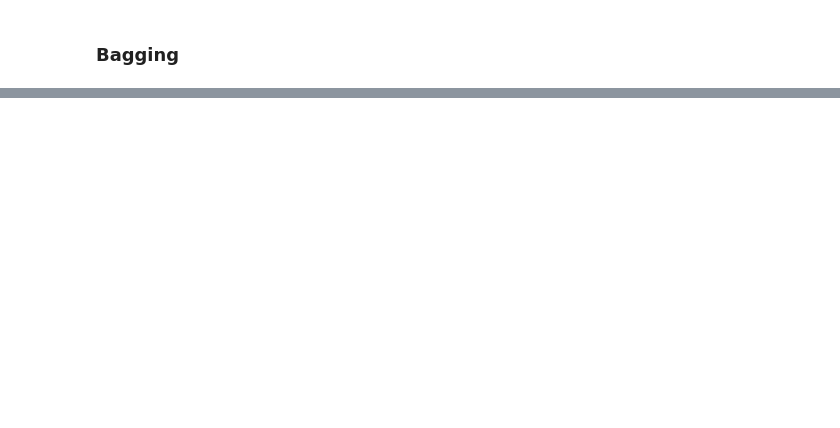
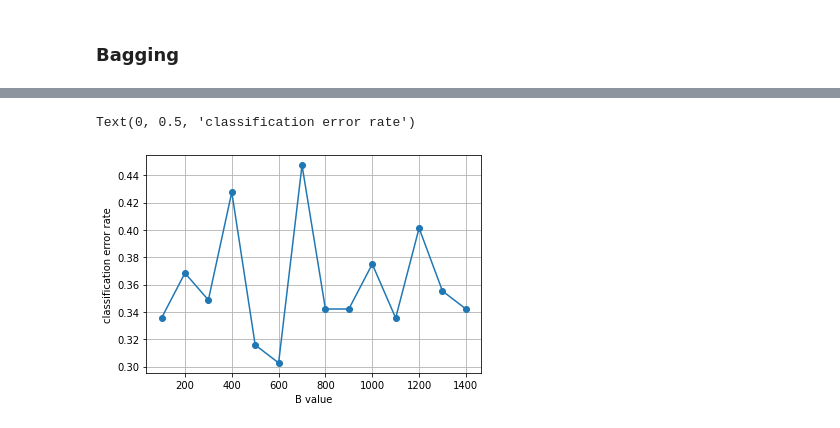
Before and after one commit to TimVrtac/Machine-Learining-Study, a Jupyter notebook: Chapter 8 - Decision trees - class.ipynb, the cells around one changed output, grey strips where cells are left out. Saved outputs shown, nothing was run; the diff lists cells and outputs as text; code cells hidden in the pictures; blank space fills up the shorter version.

```diff
--- a/Chapter 8 - Decision trees - class.ipynb
+++ b/Chapter 8 - Decision trees - class.ipynb
@@ -349,0 +357,2 @@ Error rate: 0.219
+# %%
+my_tree = dtc.DecisionTree(h_df[features][1::2], HD_dummy[1::2], s_div=20, max_leaf_size=10, criterion='Gini')
@@ -349,0 +361,4 @@ Error rate: 0.219
+# %%
+y_pred_rf = my_tree.random_forest_predict(h_df[features][::2])
+ms.confusion_matrix(y_pred_rf, HD_dummy[::2], print_=True)
+print(f'Error rate: {ms.classification_error_rate(y_pred_rf, HD_dummy[::2]):.3f}')
@@ -349,0 +375,11 @@ Error rate: 0.219
+# %%
+predictions = []
+error_rates = []
+for b in range(100,1500,100):
+    my_tree.random_forest(B=b)
+    y_pred_rf = my_tree.random_forest_predict(h_df[features][::2])
+    predictions.append(y_pred_rf)
+    print(f'B = {b}:\n')
+    ms.confusion_matrix(y_pred_rf, HD_dummy[::2], print_=True)
+    print(f'Error rate: {ms.classification_error_rate(y_pred_rf, HD_dummy[::2]):.3f}')
+    error_rates.append(ms.classification_error_rate(y_pred_rf, HD_dummy[::2]))
@@ -349,0 +541,8 @@ Error rate: 0.219
+# %%
+plt.plot(np.arange(100,1500,100),error_rates,'o-')
+plt.grid()
+plt.xlabel('B value')
+plt.ylabel('classification error rate')
+# %% [output]
+Text(0, 0.5, 'classification error rate')
+[figure, added]
```
Also changed, not shown: parts of 29 cells of this notebook, 1 other file.
